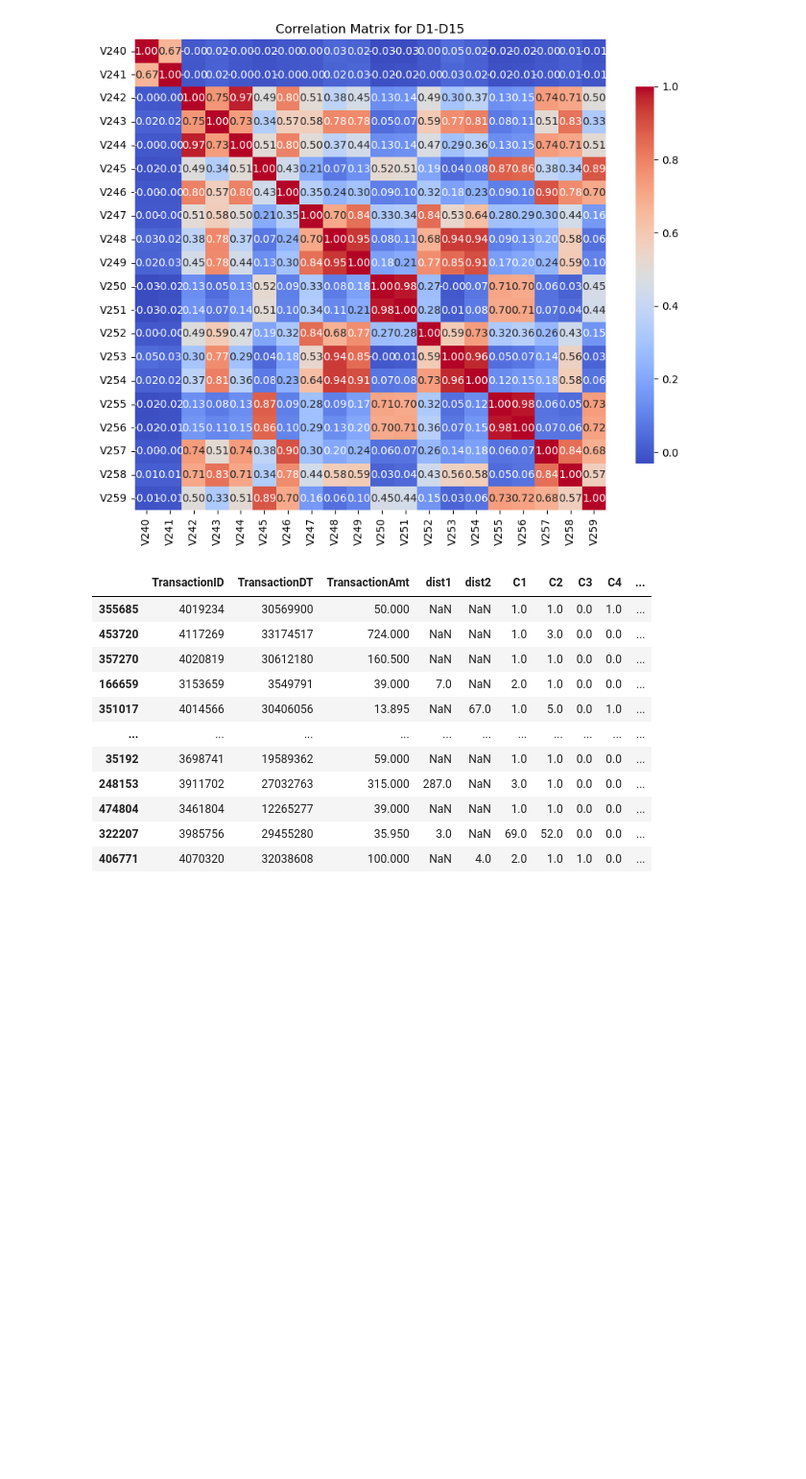
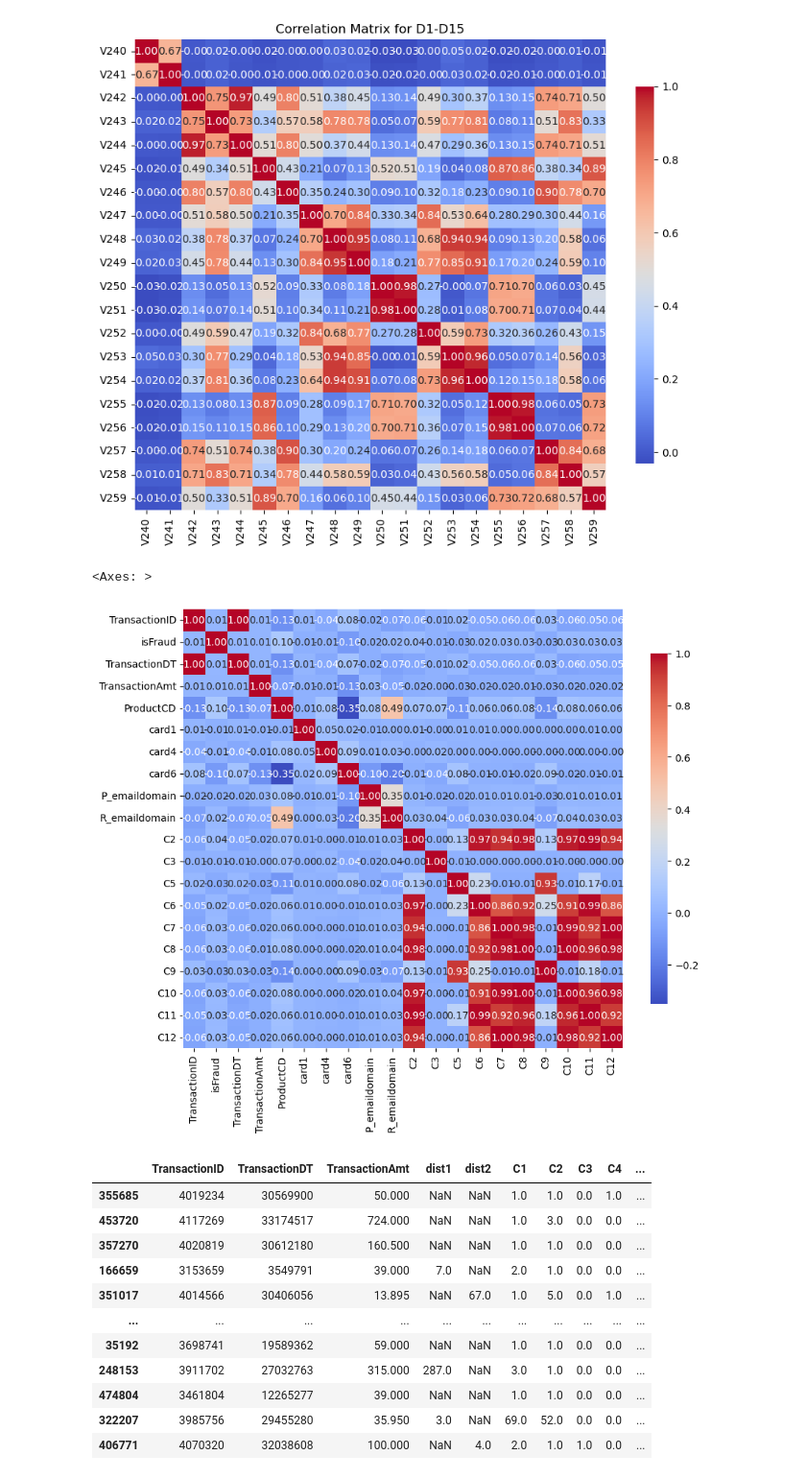
Before and after one commit to zamiulalam/FindingFraud, a Jupyter notebook: notebooks/agekow_exploratory.ipynb, the cells around one changed output. Shown at 96% size. Cells and saved outputs as stored; diff of their text form; code cells hidden in the pictures; blank space fills up the shorter version.

Commit message:
add training notebook. Organize functions

```diff
--- a/notebooks/agekow_exploratory.ipynb
+++ b/notebooks/agekow_exploratory.ipynb
@@ -280,13 +312,13 @@ corr_fraud = np.abs(corr_fraud).sort_values(ascending=True)
 # Organize columns which are equally sparsley populated
 cols = []
 col_dict = {}
-for col in df_tr.columns:
-    total_nan = int(df_tr[col].isna().sum())
-    percent_pop = (len(df_tr) - df_tr[col].isna().sum()) / len(df_tr) *100 # percent of rows which are not NaN
+for col in df_train.columns:
+    total_nan = int(df_train[col].isna().sum())
+    percent_pop = (len(df_train) - df_train[col].isna().sum()) / len(df_train) *100 # percent of rows which are not NaN
     percent_pop = round(percent_pop, 2)
 
     if not total_nan in col_dict.keys():
         col_dict[total_nan] = []
 
     col_dict[total_nan].append(col)
-    print( percent_pop, f" % of rows contain values for {col}")
+    # print( percent_pop, f" % of rows contain values for {col}")
@@ -321,10 +334,24 @@ For variables which are sparsley populated in the same way, find out which ones
 Of the ones which are highly correlated, only keep the one which is most highly correlated with isFraud.
 Alternatively: Only keep the one which  has the most unique values
 """
+# Organize columns which are equally sparsley populated
+cols = []
+col_dict = {}
+for col in df_train.columns:
+    total_nan = int(df_train[col].isna().sum())
+    percent_pop = (len(df_train) - df_train[col].isna().sum()) / len(df_train) *100 # percent of rows which are not NaN
+    percent_pop = round(percent_pop, 2)
+
+    if not percent_pop in col_dict.keys():
+        col_dict[percent_pop] = []
+
+    col_dict[percent_pop].append(col)
+    # print( percent_pop, f" % of rows contain values for {col}")
+
 vars_to_keep = []
 for percent in col_dict.keys():
     if percent < 50 and len(col_dict[percent]) > 1:
-        corr_sparse = df_tr[col_dict[percent]].corr(numeric_only=True)
+        corr_sparse = df_train[col_dict[percent]].corr(numeric_only=True)
 
         strong_corr = corr_sparse.where((corr_sparse.abs() > 0.75) & (corr_sparse.abs() < 1.0))
         # Do we want to keep sparsley popoulated variables if they aren't correlated with other variables?
@@ -343,20 +370,32 @@ for percent in col_dict.keys():
         )
 
         ## Keep the variable that is most highy correlated with isFraud
-        # corr_fraud = df_tr[vars_with_strong_corr].corrwith(df_tr["isFraud"], numeric_only=True).abs()
+        # corr_fraud = df_train[vars_with_strong_corr].corrwith(df_train["isFraud"], numeric_only=True).abs()
         # vars_to_keep.append(corr_fraud.idxmax())
 
         ## Alternatively, keep the variable with the most unique values
-        # vars_to_keep.append(df_tr[vars_with_strong_corr].nunique().idxmax())
+        # vars_to_keep.append(df_train[vars_with_strong_corr].nunique().idxmax())
 
         ## Or combine the two. Take the variable with the most unique values of the variables which are correlated with isFraud above some threshold
-        corr_fraud = df_tr[vars_with_strong_corr].corrwith(df_tr["isFraud"], numeric_only=True).abs() > 0.25 # must be 0.25 correlated
+        corr_fraud = df_train[vars_with_strong_corr].corrwith(df_train["isFraud"], numeric_only=True).abs() > 0.25 # must be 0.25 correlated
         # select only true values from mask
         corr_fraud = corr_fraud[corr_fraud].index
         # If there are no variables passing the threshold then don't use them
         if len(corr_fraud) < 1:
             continue
 
-        vars_to_keep.append(df_tr[corr_fraud].nunique().idxmax())
+        vars_to_keep.append(df_train[corr_fraud].nunique().idxmax())
     else:
         vars_to_keep += col_dict[percent]
+
+df_train = df_train[vars_to_keep]
+# %%
+ # Compute the correlation matrix
+corr_matrix = df_train.iloc[:,:20].corr()
+
+# Plot the heatmap
+plt.figure(figsize=(10, 8))
+sns.heatmap(corr_matrix, annot=True, fmt=".2f", cmap='coolwarm', square=True, cbar_kws={"shrink": .8})
+# %% [output]
+<Axes: >
+[figure, added]
```
Also changed, not shown: parts of 19 cells of this notebook, 4 other files.
